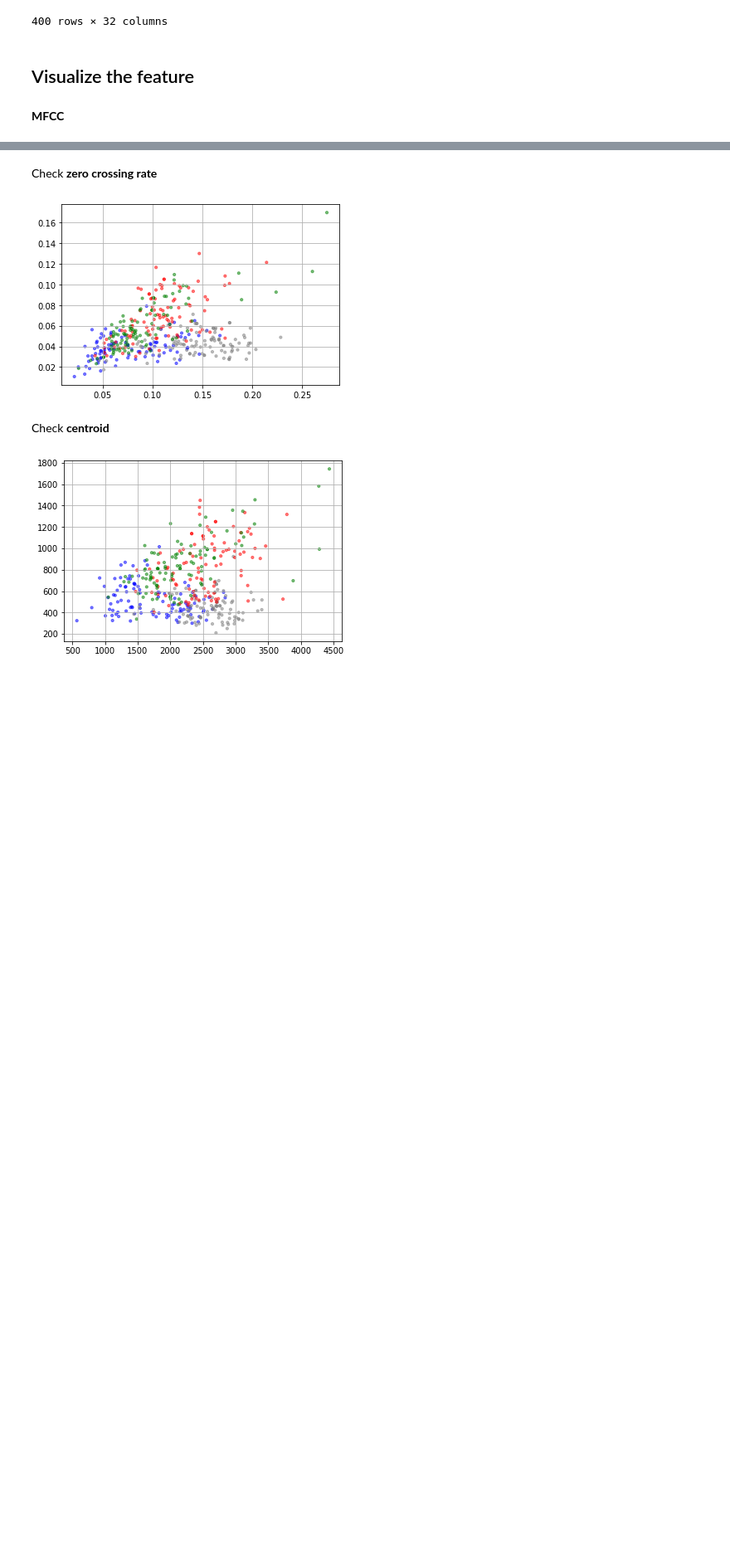
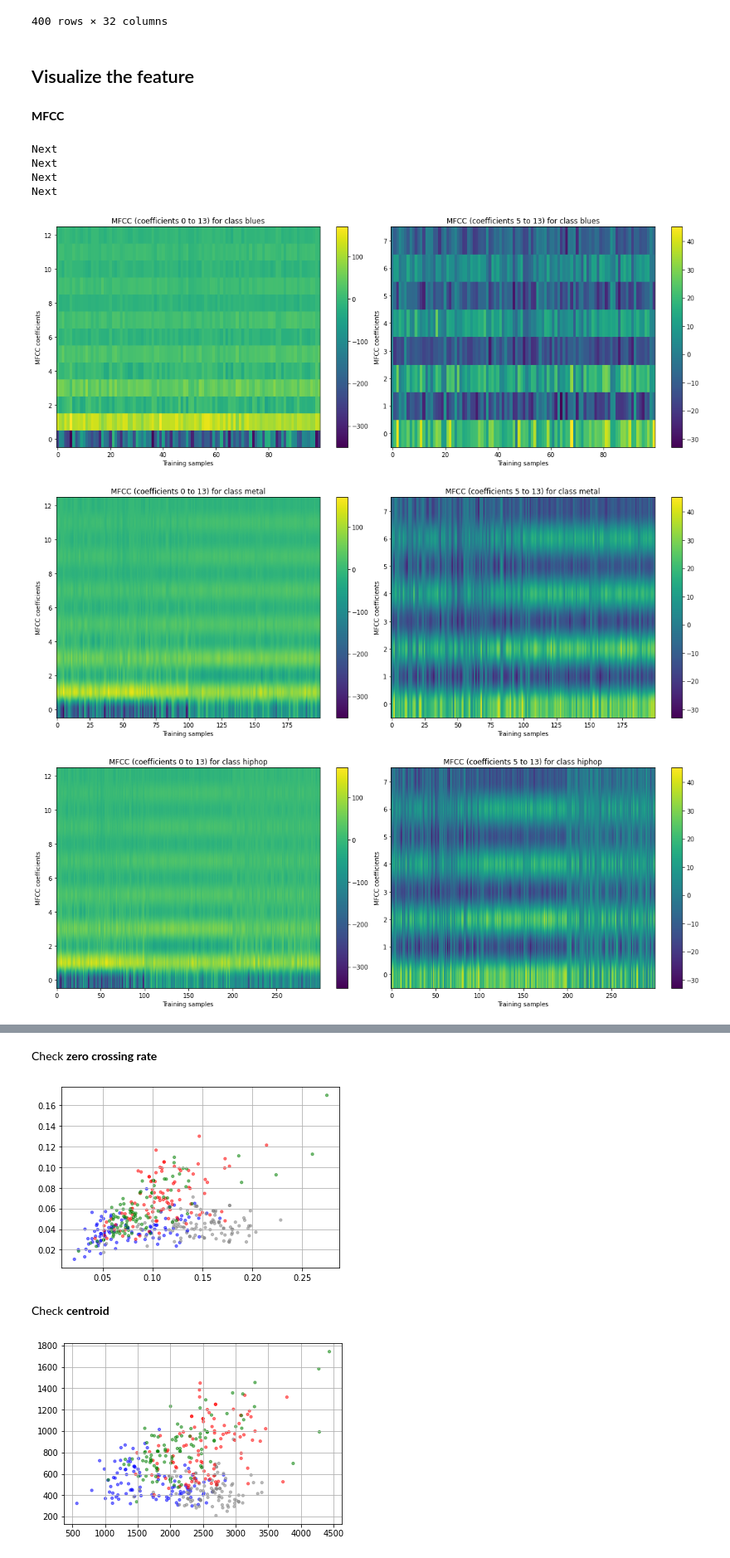
Before and after one commit to yilin10/MusicalGenreClassification, a Jupyter notebook: Assignment1.ipynb, the cells around one changed output, grey strips where cells are left out. Shown at 83% size. Saved outputs shown, nothing was run; the diff lists cells and outputs as text; code cells hidden in the pictures; blank space fills up the shorter version.

Commit message:
updated visualise feature MFCC

```diff
--- a/Assignment1.ipynb
+++ b/Assignment1.ipynb
@@ -338,0 +336,34 @@ features_value
+# %%
+# store mfcc value for each genre
+#mfcc_dict = {'blues':,'metal','hiohop':,'reggae':}
+mfcc_dict = {"blues": [], "metal": [], "hiphop": [], "reggae": []}
+for each,i in zip(genre_analysis_list,range(0,4)):
+    mfcc_dict[each] = mfcc_value[0 * i: 100 * (i+1)].T
+    print("Next")
+for each in genre_analysis_list:
+    mfcc = mfcc_dict[each]
+    figure = plt.figure(figsize=(16, 6))
+    plt.subplot(1,2,1)
+    plt.imshow(mfcc, origin='lower', aspect='auto')
+    plt.xlabel('Training samples')
+    plt.ylabel('MFCC coefficients')
+    plt.title('MFCC (coefficients 0 to 13) for class {}'.format(each))
+    plt.colorbar()
+    plt.tight_layout()
+
+    mfcc_upper = mfcc[5:]
+    plt.subplot(1,2,2)
+    plt.imshow(mfcc_upper, origin='lower', aspect='auto')
+    plt.title('MFCC (coefficients 5 to 13) for class {}'.format(each))
+    plt.xlabel('Training samples')
+    plt.ylabel('MFCC coefficients')
+    plt.colorbar()
+    plt.tight_layout()
+# %% [output]
+Next
+Next
+Next
+Next
+[figure, added]
+[figure, added]
+[figure, added]
```
Also changed, not shown: parts of 12 cells of this notebook.
